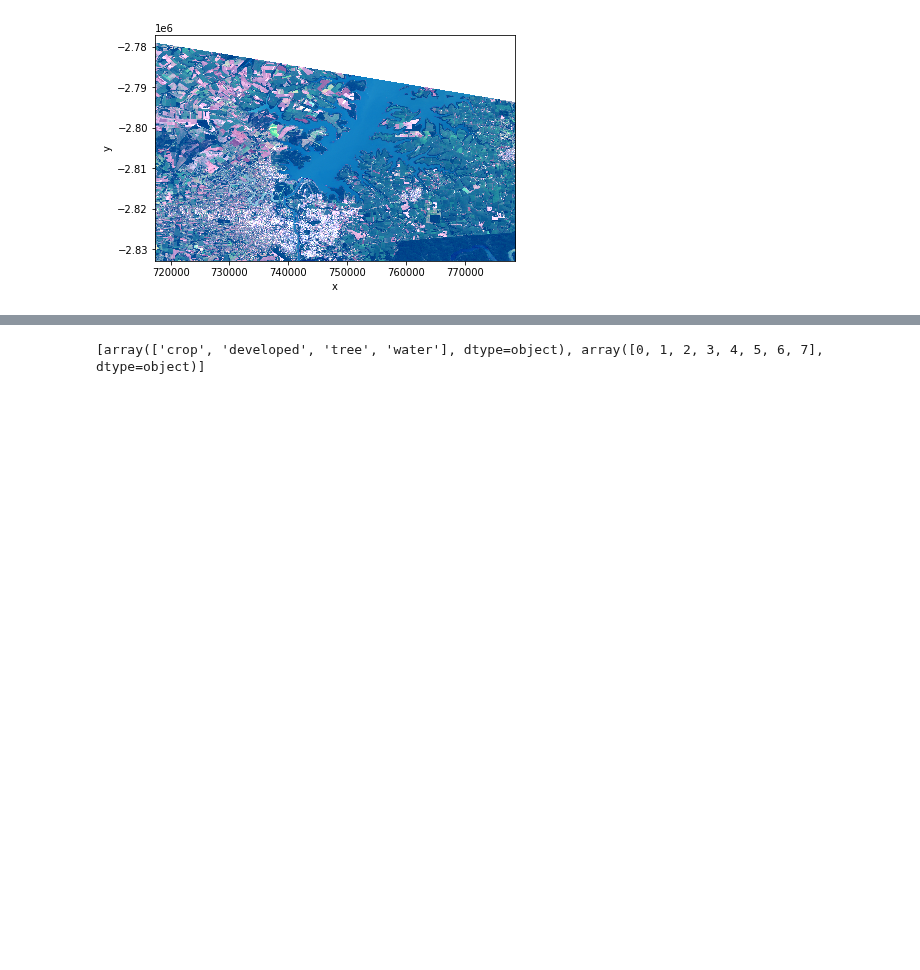
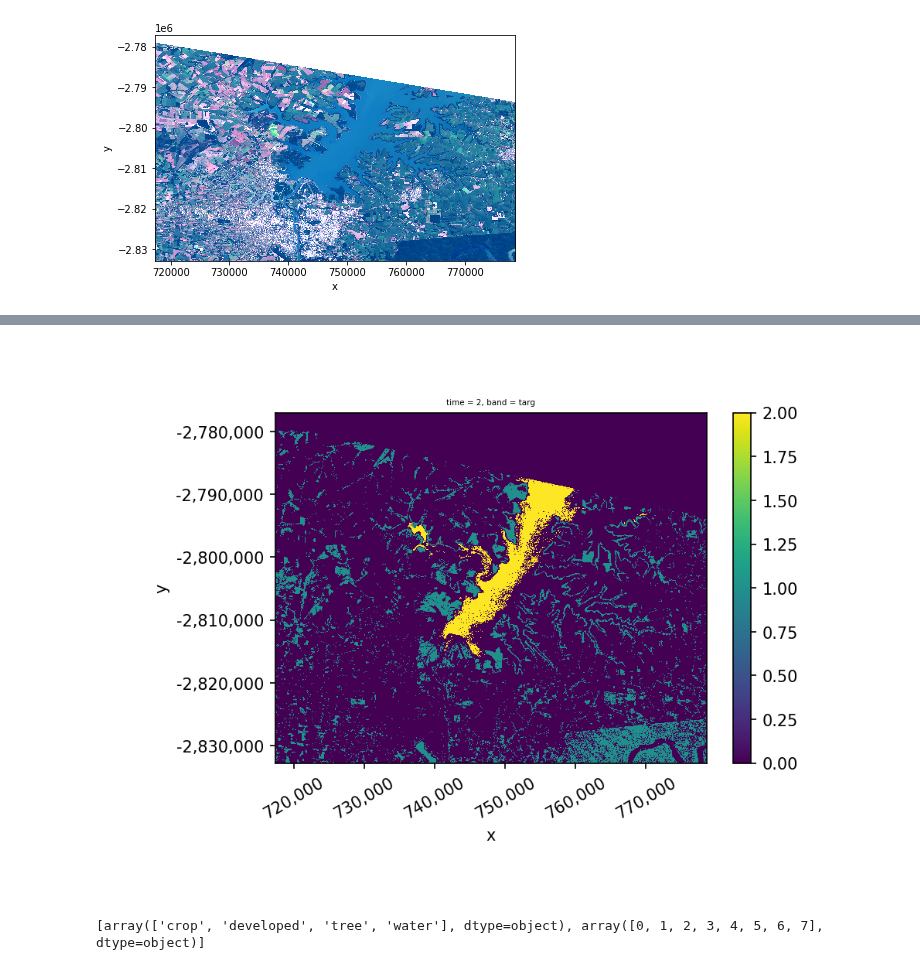
Before and after one commit to mmann1123/xr_fresh, a Jupyter notebook: notebooks/Sk_Xr_Gw_polygon_training.ipynb, the cells around one changed output, grey strips where cells are left out. Saved outputs shown, nothing was run; the diff lists cells and outputs as text; code cells hidden in the pictures; blank space fills up the shorter version.

```diff
--- a/notebooks/Sk_Xr_Gw_polygon_training.ipynb
+++ b/notebooks/Sk_Xr_Gw_polygon_training.ipynb
@@ -174,3 +204,14 @@ print(yp)
+# %%
+pl = Pipeline([('featurizer', Featurizer()),
+                ('scaler', StandardScaler()),
+                ('pca', PCA()),
+                ('clf', GaussianNB())])
+
+with gw.open([l8_224078_20200518,l8_224078_20200518,l8_224078_20200518] ) as src:
+     y = fit_predict(src, labels, pl, col='lc')
+     y.isel(time=1).sel(band='targ').gw.imshow()
+# %% [output]
+[figure, added]
 # %%
 # trying to get link between unique id and class
 from sklearn.preprocessing import OrdinalEncoder
```
Also changed, not shown: parts of 2 cells of this notebook, 1 other file.
